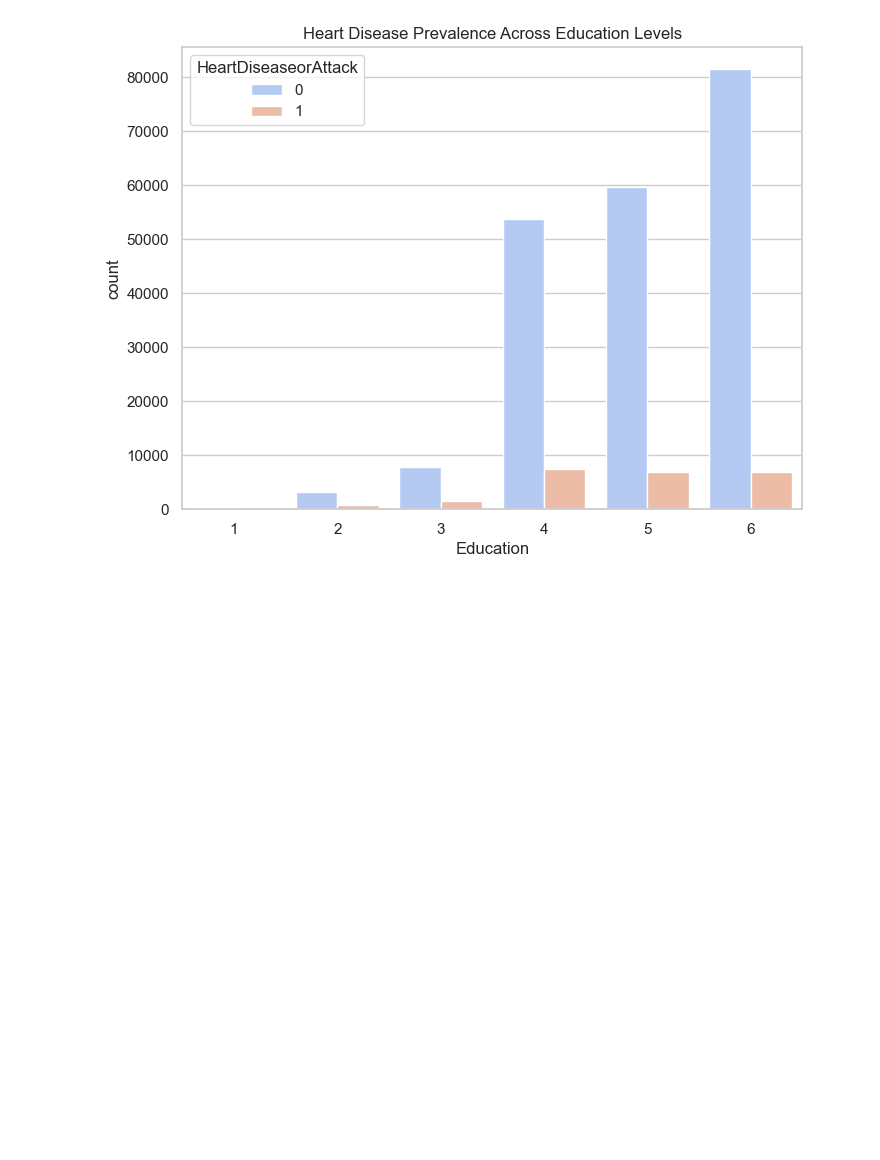
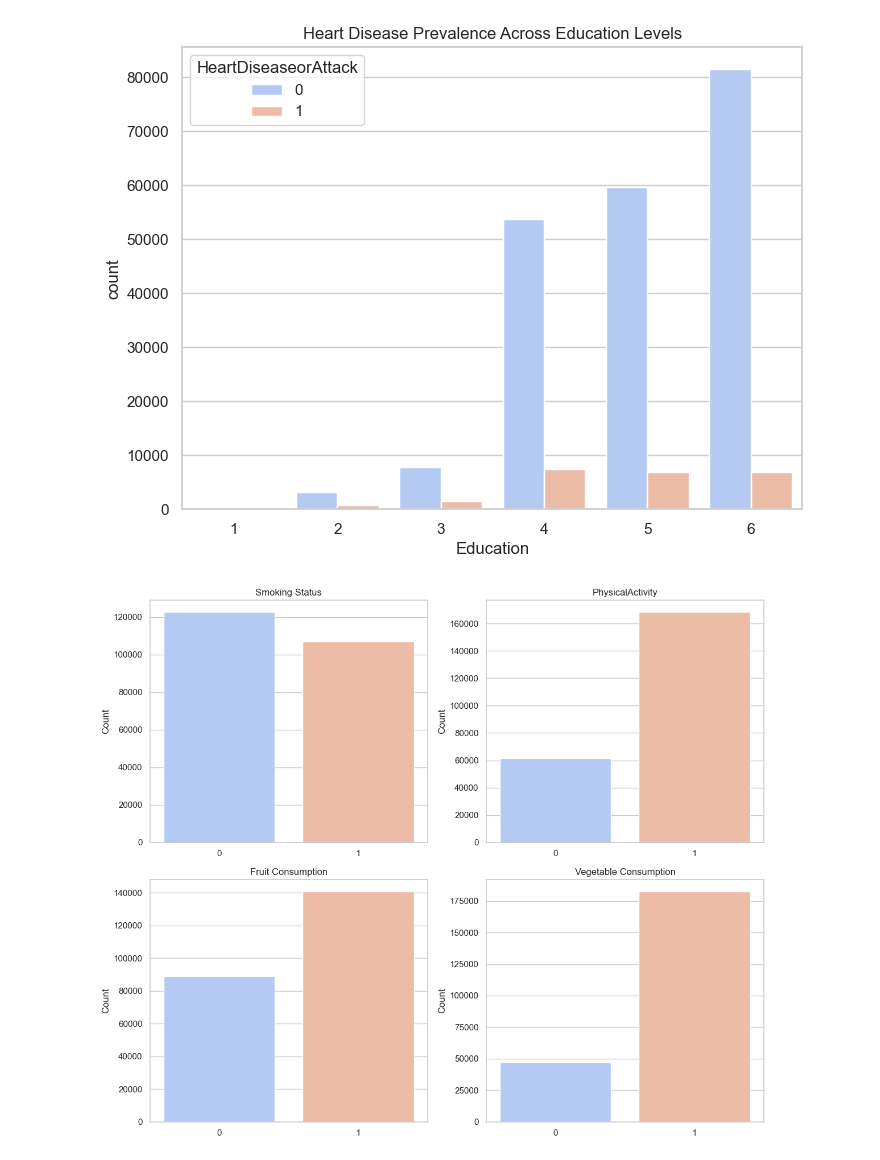
Before and after one commit to Amritesh2001/healthcare-analytics, a Jupyter notebook: Untitled-checkpoint.ipynb, the cells around one changed output. Saved outputs shown, nothing was run; the diff lists cells and outputs as text; code cells hidden in the pictures; blank space fills up the shorter version.

```diff
--- a/Untitled-checkpoint.ipynb
+++ b/Untitled-checkpoint.ipynb
@@ -295,3 +295,28 @@ plt.show()
 [figure]
 [figure]
 [figure]
+# %%
+categorical_vars = ["Smoker", "PhysicalActivity", "Fruits", "Veggies"]
+titles = ["Smoking Status", "PhysicalActivity", "Fruit Consumption", "Vegetable Consumption"]
+
+# Ensure column names exist in the dataset
+available_cols = [col for col in categorical_vars if col in df.columns]
+missing_cols = [col for col in categorical_vars if col not in df.columns]
+
+if missing_cols:
+    print(f"⚠️ Warning: The following columns are missing in the dataset: {missing_cols}")
+
+# Create subplots
+fig, axes = plt.subplots(2, 2, figsize=(12, 10))
+
+# Loop through existing columns and plot bar charts
+for i, col in enumerate(available_cols):
+    sns.countplot(data=df, x=col, ax=axes[i // 2, i % 2], hue=col, palette="coolwarm", legend=False)
+    axes[i // 2, i % 2].set_title(titles[i])
+    axes[i // 2, i % 2].set_xlabel("")
+    axes[i // 2, i % 2].set_ylabel("Count")
+
+plt.tight_layout()
+plt.show()
+# %% [output]
+[figure, added]
```
Also changed, not shown: parts of 14 cells of this notebook.
